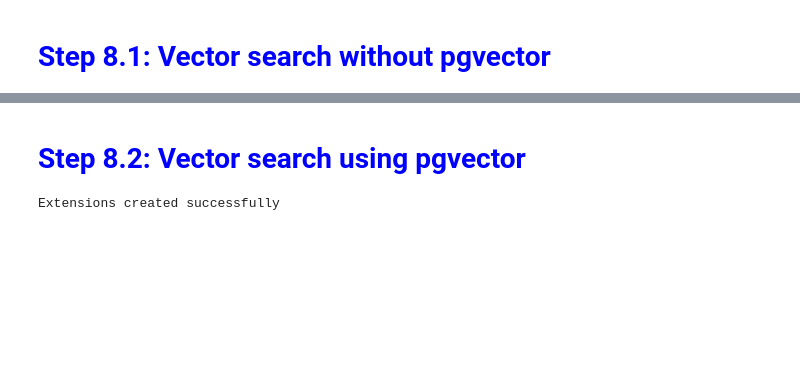
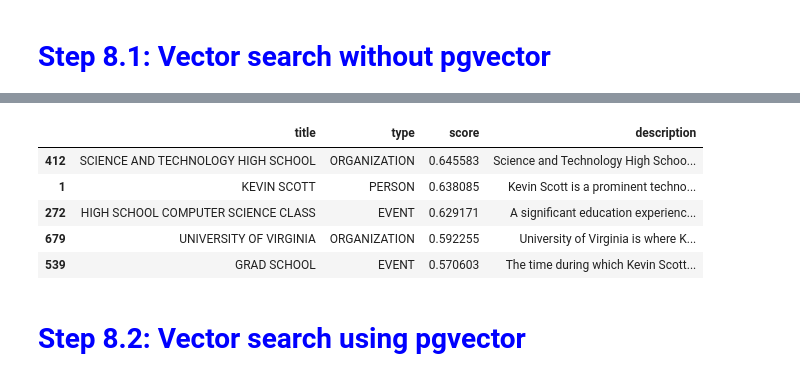
Before and after one commit to nagyist/azure-pgSQL-graphRAG-docker, a Jupyter notebook: project_folder/query-notebook.ipynb, the cells around one changed output, grey strips where cells are left out. Saved outputs shown, nothing was run; the diff lists cells and outputs as text; code cells hidden in the pictures; blank space fills up the shorter version.

```diff
--- a/project_folder/query-notebook.ipynb
+++ b/project_folder/query-notebook.ipynb
@@ -1203,4 +855,0 @@ add_section_title("Note: above cell expands the top 5 results, to show the full
-# %%
-# Show top 5 results
-pd.reset_option('display.max_colwidth')
-print(top_results[["text", "score"]])
@@ -1214,14 +950,31 @@ print(top_results[["text", "score"]])
+# %%
+query = "Who did Kevin Scott mention that helps kids learn computer science?"
+resp = client.embeddings.create(input=[query], model=AOAI_EMBED_DEPLOYMENT)
+query_embedding = np.array(resp.data[0].embedding, dtype=np.float32).reshape(1, -1)
+
+# ----------------------------
+# 5) Vector search (cosine)
+# ----------------------------
+stored_embeddings = np.vstack(
+    merged_df[vec_col].apply(lambda v: np.array(v, dtype=np.float32)).to_numpy()
+)
+
+scores = cosine_similarity(query_embedding, stored_embeddings)[0]
+merged_df["score"] = scores
+
+top_k = 5
+top = merged_df.sort_values("score", ascending=False).head(top_k)
+
+pd.set_option("display.max_colwidth", 120)
+display(top[["title", "type", "score", "description"]])
+# %% [output]
+|  | title | type | score | description |
+| 412 | SCIENCE AND TECHNOLOGY HIGH SCHOOL | ORGANIZATION | 0.645583 | Science and Technology High Schoo... |
+| 1 | KEVIN SCOTT | PERSON | 0.638085 | Kevin Scott is a prominent techno... |
+| 272 | HIGH SCHOOL COMPUTER SCIENCE CLASS | EVENT | 0.629171 | A significant education experienc... |
+| 679 | UNIVERSITY OF VIRGINIA | ORGANIZATION | 0.592255 | University of Virginia is where K... |
+| 539 | GRAD SCHOOL | EVENT | 0.570603 | The time during which Kevin Scott... |
 # %%
 add_section_title("Step 8.2: Vector search using pgvector", color="blue", size="28px")
 # %% [output]
 <h2 style='color:blue; font-size:28px;'>Step 8.2: Vector search using pgvector</h2>
-# %%
-conn = get_connection()
-cur = conn.cursor()
-
-# Create pgvector extension
-cur.execute("CREATE EXTENSION IF NOT EXISTS vector")
-print("Extensions created successfully")
-conn.commit()
-# %% [output]
-Extensions created successfully
```
Also changed, not shown: parts of 80 cells of this notebook, 5 other files.
